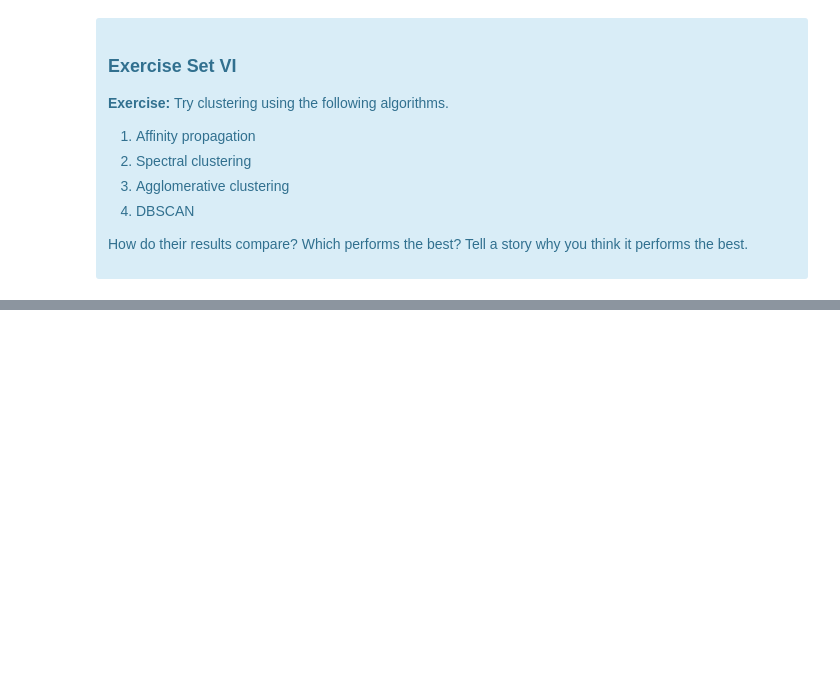
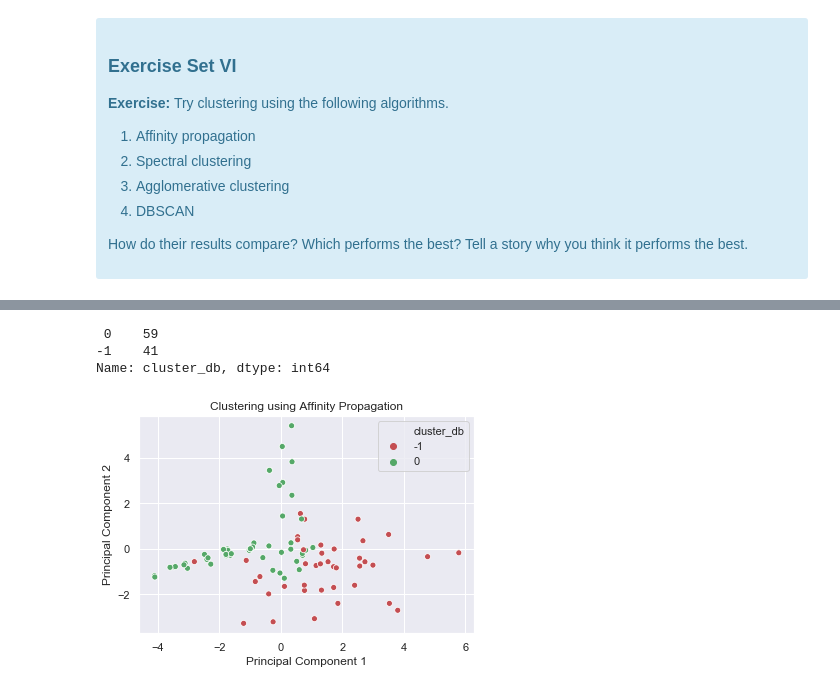
Before and after one commit to tloeber/Springboard, a Jupyter notebook: mini-project_clustering/Mini_Project_Clustering.ipynb, the cells around one changed output, grey strips where cells are left out. Cells and saved outputs as stored; diff of their text form; code cells hidden in the pictures; blank space fills up the shorter version.

```diff
--- a/mini-project_clustering/Mini_Project_Clustering.ipynb
+++ b/mini-project_clustering/Mini_Project_Clustering.ipynb
@@ -752,0 +894,25 @@ array([ 0, 11,  1,  4,  9, 15,  6,  7, 13,  4,  3,  1,  5, 14,  7,  1,  8,
+# %%
+# Add clusters from affinity The Propagation to the data
+# frame containing the principal components
+df_pca['cluster_db'] = DBSCAN(eps=5, min_samples=10) \
+                        .fit_predict(x_scaled)
+print(df_pca.cluster_db.value_counts())
+
+df_pca['cluster_sp'] = SpectralClustering(n_clusters=n,
+                                       random_state=1) \
+                        .fit_predict(x_scaled)
+fig, ax = plt.subplots()
+sns.scatterplot(x='x', y='y', hue='cluster_db',
+                palette=palette[: len(df_pca.cluster_db.unique())],
+                data=df_pca, ax=ax)
+ax.set_xlabel('Principal Component 1')
+ax.set_ylabel('Principal Component 2')
+ax.set_title('Clustering using Affinity Propagation')
+# ax.legend(bbox_to_anchor=(1.02, 1.02), loc='upper left')
+
+plt.show();
+# %% [output]
+ 0    59
+-1    41
+Name: cluster_db, dtype: int64
+[figure, added]
```
Also changed, not shown: parts of 28 cells of this notebook.
